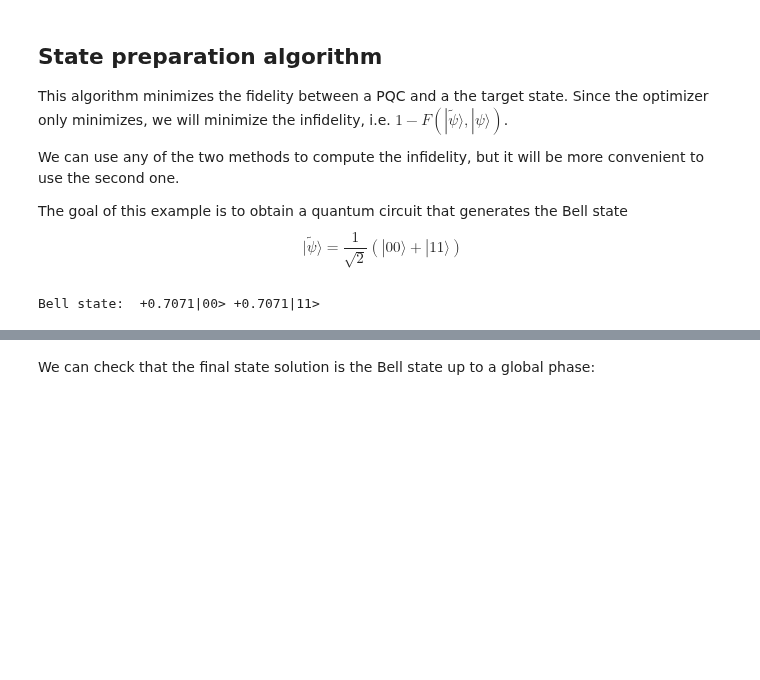
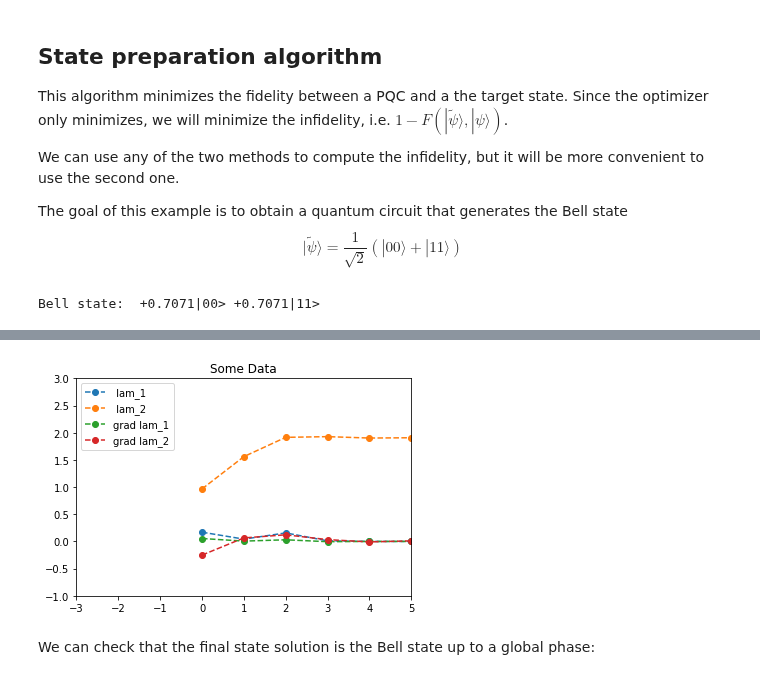
Before and after one commit to tequilahub/tequila, a Jupyter notebook: tutorials/Tutorial_state_prep.ipynb, the cells around one changed output, grey strips where cells are left out. Drawn from its saved outputs; the diff is of its cells as text; code cells hidden in the pictures; blank space fills up the shorter version.

Commit message:
add albas example, improved convenience in optimizer

```diff
--- a/tutorials/Tutorial_state_prep.ipynb
+++ b/tutorials/Tutorial_state_prep.ipynb
@@ -228 +239,6 @@ None
 None
+# %%
+# some example on how to use the convenience plotter
+infid.history.plot(["angles", "gradients"], key=["lam_1", "lam_2"], labels=["", "grad"], title="Some Data", ylim=(-1.0, 3.0), xlim=(-3, 5), loc="upper left")
+# %% [output]
+[figure, added]
```
Also changed, not shown: parts of 10 cells of this notebook, 4 other files.
